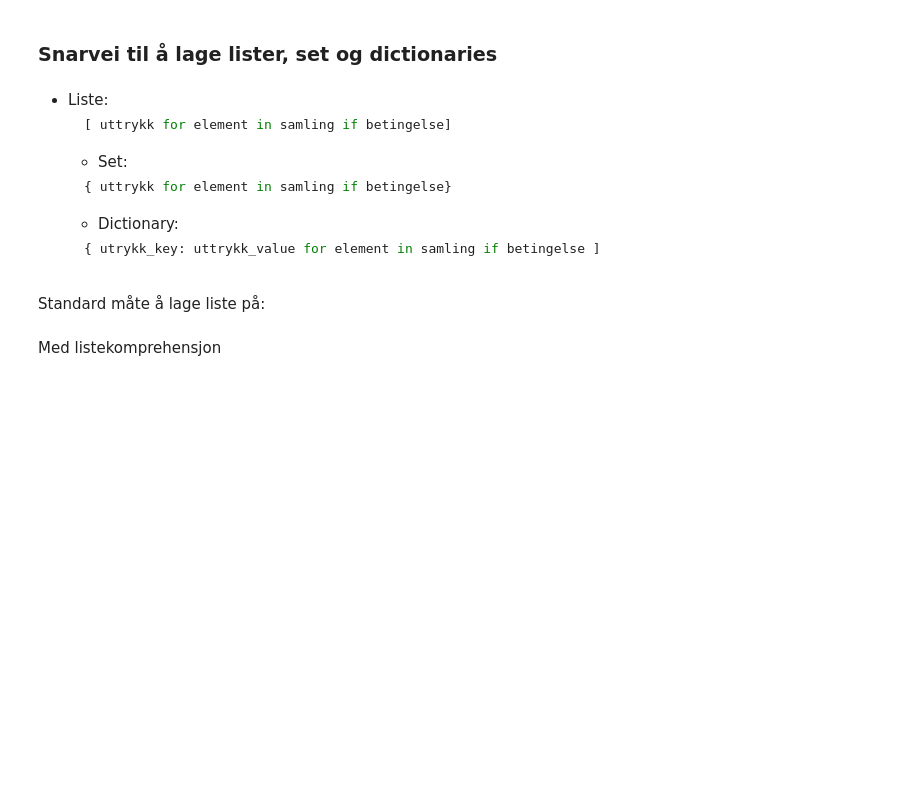
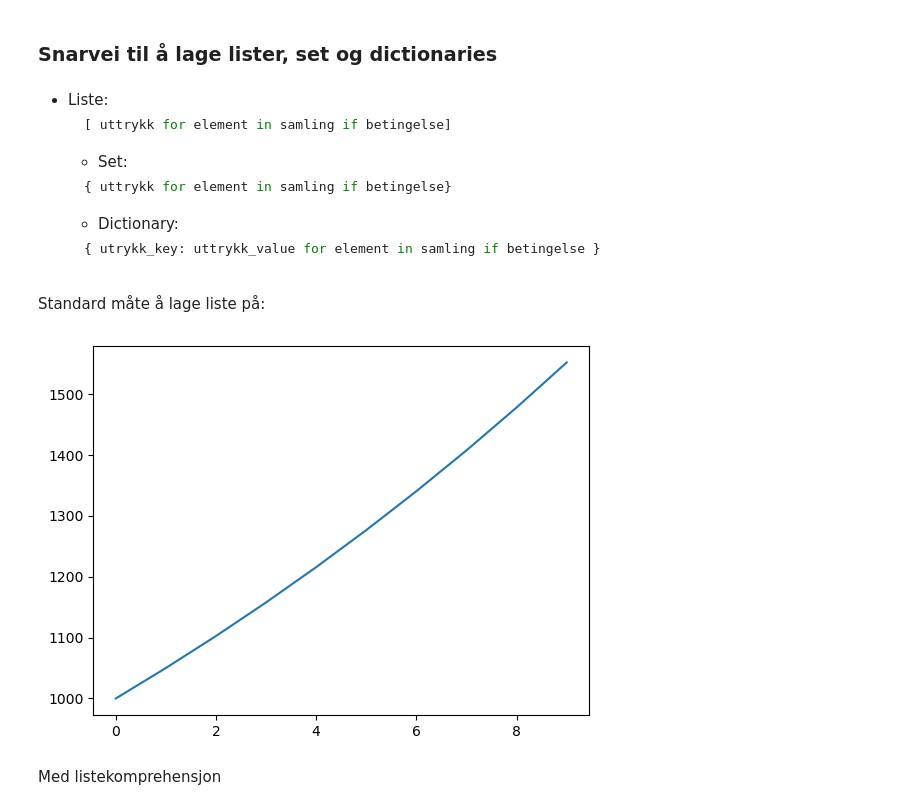
Before and after one commit to jonasjul/IIRA2001H24, a Jupyter notebook: 5-Plotting-Listekomprehensjon/Listekomprehensjon-JH.ipynb, the cells around one changed output. Cells and saved outputs as stored; diff of their text form; code cells hidden in the pictures; blank space fills up the shorter version.

````diff
--- a/5-Plotting-Listekomprehensjon/Listekomprehensjon-JH.ipynb
+++ b/5-Plotting-Listekomprehensjon/Listekomprehensjon-JH.ipynb
@@ -13,20 +13,31 @@
   ```
   * Dictionary:
   ```python
-  { utrykk_key: uttrykk_value for element in samling if betingelse ]
+  { utrykk_key: uttrykk_value for element in samling if betingelse }
   ```
 # %% [markdown]
 Standard måte å lage liste på:
 # %%
 import matplotlib.pyplot as plt
 #Plot saldo på sparekonto
 
 def forrentning(P,r,t):
     return P*(1+r)**t
 
 n_tid = 10
 start = 1000
 rente = 0.05
+
+tid = list(range(n_tid))
+saldo = []
+for t in tid:
+    ny_saldo = forrentning(start, rente, t)
+    saldo.append(ny_saldo)
+
+plt.plot(tid, saldo)
+plt.show()
+# %% [output]
+[figure, added]
 # %% [markdown]
 Med listekomprehensjon
 # %%
````
Also changed, not shown: parts of 3 cells of this notebook, 1 other file.
